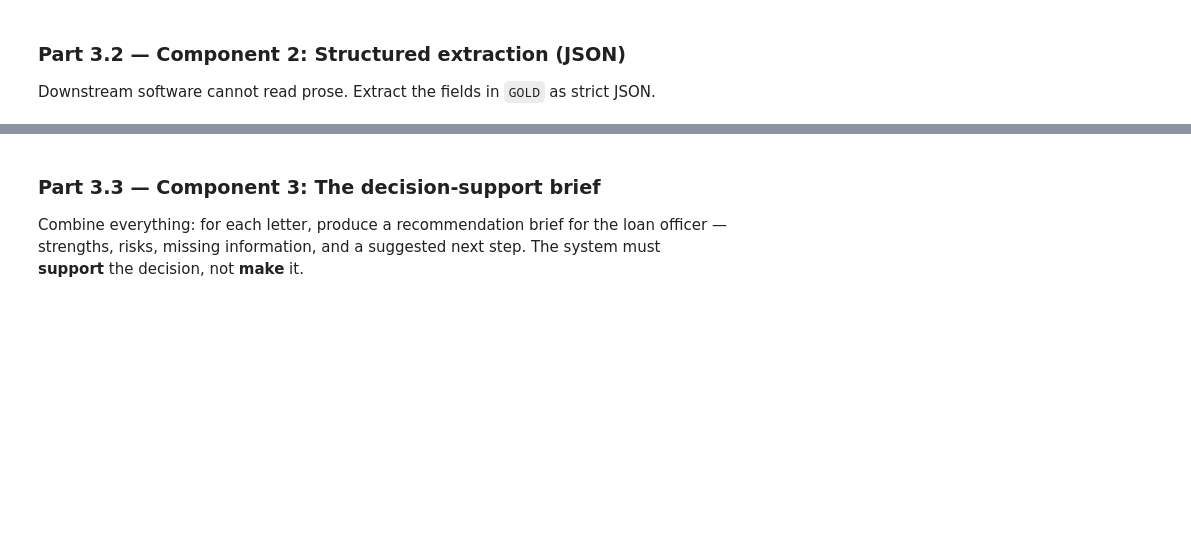
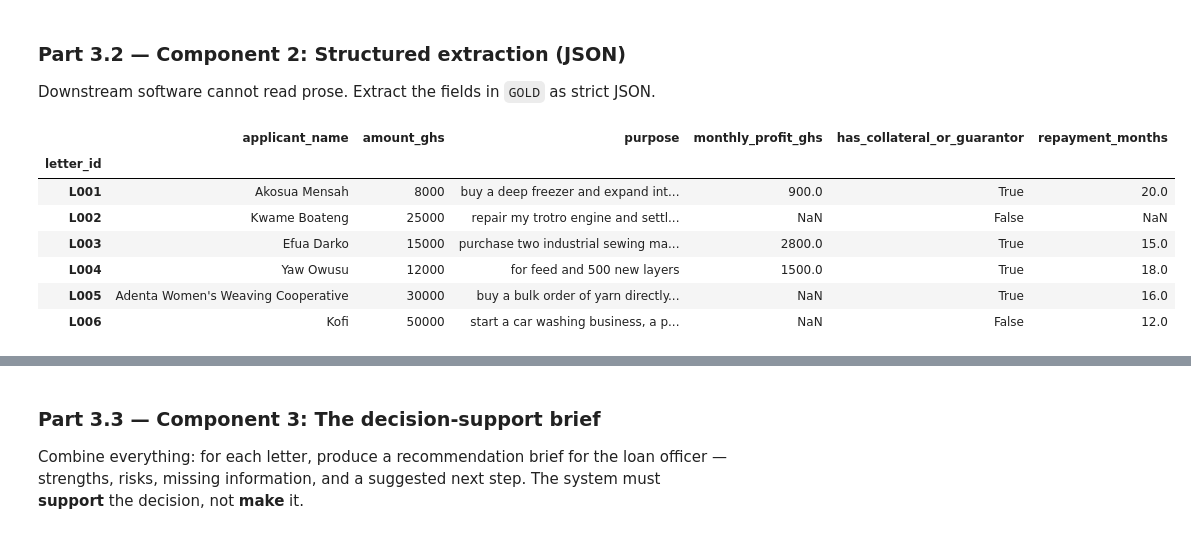
Before and after one commit to luckiest-child/lab-4-llm-decision-support, a Jupyter notebook: lab_4.ipynb, the cells around one changed output, grey strips where cells are left out. Cells and saved outputs as stored; diff of their text form; code cells hidden in the pictures; blank space fills up the shorter version.

Commit message:
Worked on Part 3.2

````diff
--- a/lab_4.ipynb
+++ b/lab_4.ipynb
@@ -338,3 +323,98 @@ Downstream software cannot read prose. Extract the fields in `GOLD` as strict JS
+# %%
+# TODO: Write EXTRACT_PROMPT — a template that instructs the model to return ONLY a JSON
+#   object with EXACTLY these keys:
+#     applicant_name (string), amount_ghs (number), purpose (string),
+#     monthly_profit_ghs (number or null), has_collateral_or_guarantor (boolean),
+#     repayment_months (number or null)
+#   Techniques to use:
+#     - explicit schema in the prompt
+#     - ONE worked example (few-shot) using a letter you write yourself (not from LETTERS!)
+#     - "If a field is not stated in the letter, use null. Do not guess."
+#     - temperature=0
+
+EXTRACT_SYSTEM_PROMPT = """You are a precise data extraction system for a microfinance institution.
+Your task is to extract the specified details below from loan applications in the provided text into a valid JSON object.
+
+Your output must match this schema exactly:
+{
+  "applicant_name": string or null,
+  "amount_ghs": number or null,
+  "purpose": string or null,
+  "monthly_profit_ghs": number or null,
+  "has_collateral_or_guarantor": boolean or null,
+  "repayment_months": number or null
+}
+
+RULES:
+1. Output MUST be strictly raw JSON without markdown backticks, conversational preamble, or explanations.
+2. If a field is not explicitly stated in the letter, set its value to null. Do not guess or estimate.
+3. For "has_collateral_or_guarantor", return true if collateral, savings pledge, or a guarantor is explicitly mentioned; return false if explicitly stated they have none; return null only if entirely unmentioned.
+4. "amount_ghs", "monthly_profit_ghs", and "repayment_months" must be purely numeric (e.g. 8000, not "GHS 8,000").
+
+Example:
+Input Letter:
+"Hello, I am Kwabena Mensah from Kasoa. I run a shoe repair kiosk. I need a loan of GHS 4,000 to buy leather and soling sheets. I have no guarantor or assets to pledge. I make GHS 600 monthly and can pay back over 8 months."
+
+Output:
+{
+  "applicant_name": "Kwabena Mensah",
+  "amount_ghs": 4000,
+  "purpose": "buy leather and soling sheets",
+  "monthly_profit_ghs": 600,
+  "has_collateral_or_guarantor": false,
+  "repayment_months": 8
+}
+"""
+
+# TODO: Write extract_fields(letter_text) that calls the LLM, strips any ```json fences,
+#   json.loads() the result, and returns a dict. Handle parse failures gracefully
+#   (return None and print a warning).
+def extract_fields(letter_text, temperature=0.0):
+    """
+    Calls LLM to extract JSON data and handles fences and formatting errors cleanly.
+    """
+    user_prompt = f"Extract structured loan information from this application:\n\n{letter_text}"
+    response = ask_llm(
+        user_prompt=user_prompt,
+        system_prompt=EXTRACT_SYSTEM_PROMPT,
+        temperature=temperature,
+        max_tokens=400
+    )
+    raw_content = response.choices[0].message.content.strip()
+
+    # Strip markdown backticks if present
+    cleaned = re.sub(r"^```(?:json)?\s*", "", raw_content, flags=re.IGNORECASE)
+    cleaned = re.sub(r"\s*```$", "", cleaned)
+
+    try:
+        data = json.loads(cleaned)
+        return data
+    except json.JSONDecodeError as e:
+        print(f"Warning: JSON parse failed ({e}). Raw response was:\n{raw_content}")
+        return None
+# TODO: Run it on ALL SIX letters; collect results into a pandas DataFrame (one row per
+#   letter) and display it.
+
+records = []
+for id, letter in LETTERS.items():
+    extracted = extract_fields(letter)
+    if extracted:
+        extracted["letter_id"] = id
+        records.append(extracted)
+
+df_extracted = pd.DataFrame(records).set_index("letter_id")[
+    ["applicant_name", "amount_ghs", "purpose", "monthly_profit_ghs", "has_collateral_or_guarantor", "repayment_months"]
+]
+display(df_extracted)
+# %% [output]
+|  | applicant_name | amount_ghs | purpose | monthly_profit_ghs | has_collateral_or_guarantor | repayment_months |
+| letter_id |  |  |  |  |  |  |
+| L001 | Akosua Mensah | 8000 | buy a deep freezer and expand int... | 900.0 | True | 20.0 |
+| L002 | Kwame Boateng | 25000 | repair my trotro engine and settl... | NaN | False | NaN |
+| L003 | Efua Darko | 15000 | purchase two industrial sewing ma... | 2800.0 | True | 15.0 |
+| L004 | Yaw Owusu | 12000 | for feed and 500 new layers | 1500.0 | True | 18.0 |
+| L005 | Adenta Women's Weaving Cooperative | 30000 | buy a bulk order of yarn directly... | NaN | True | 16.0 |
+| L006 | Kofi | 50000 | start a car washing business, a p... | NaN | False | 12.0 |
 # %% [markdown]
 **Student Reasoning — Structured extraction**
 *1. Why must the few-shot example NOT come from the six letters you are processing?*
````
Also changed, not shown: parts of 5 cells of this notebook.
